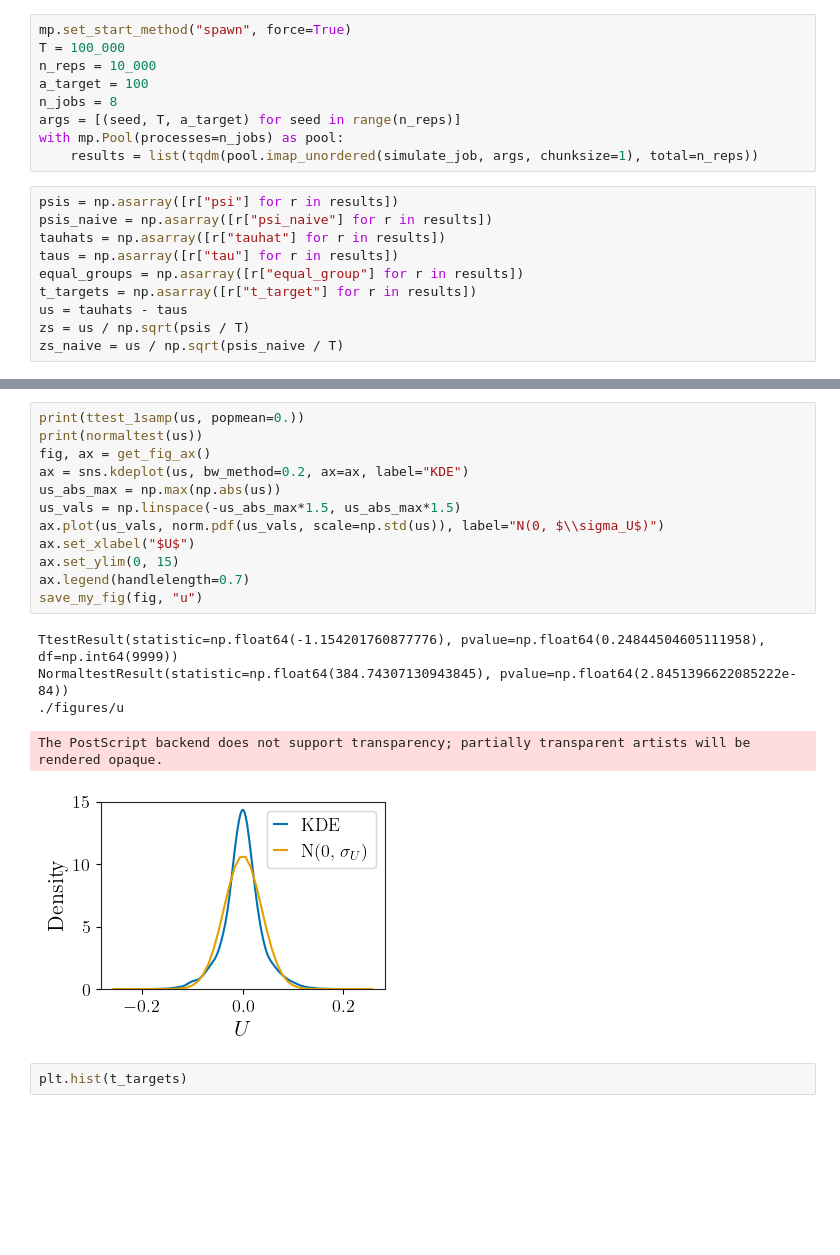
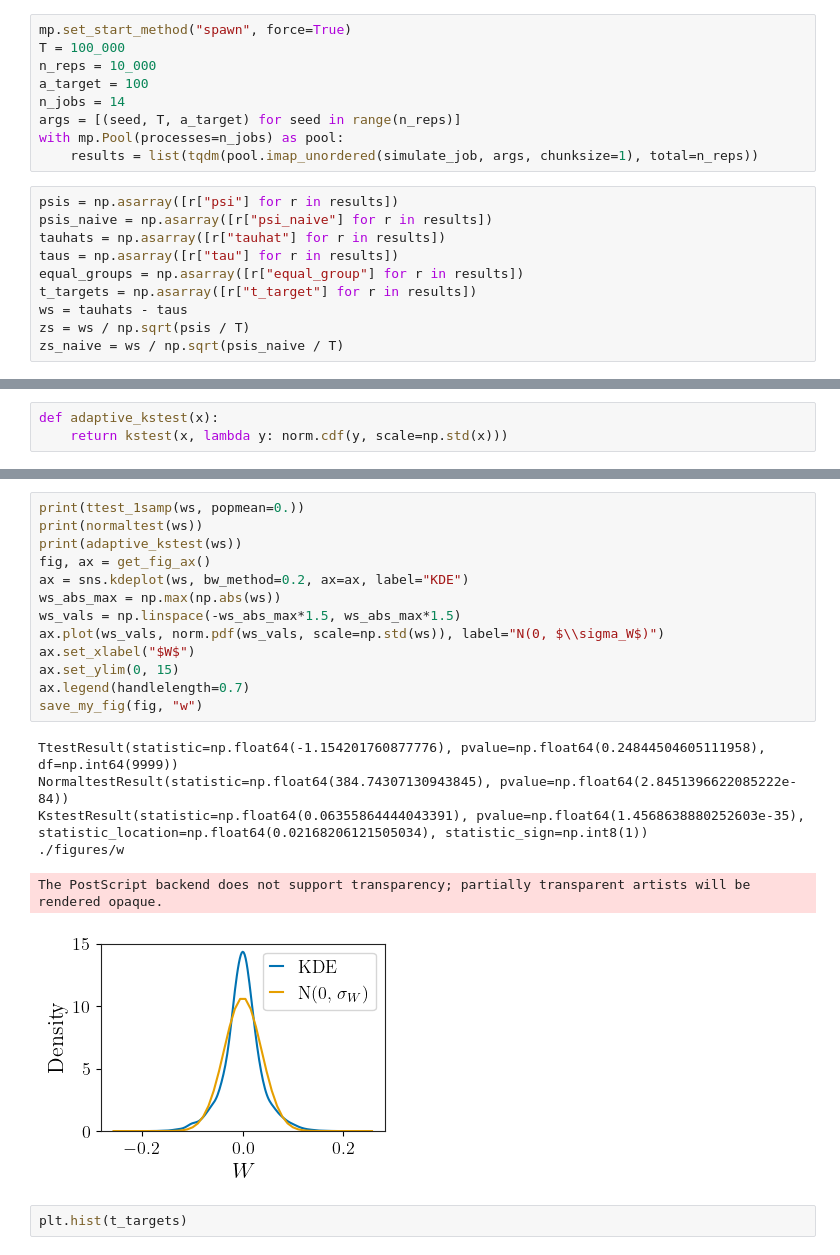
Before and after one commit to eastonhuch/lag-martingales, a Jupyter notebook: simulation.ipynb, the cells around one changed output, grey strips where cells are left out. Cells and saved outputs as stored; diff of their text form; blank space fills up the shorter version.

```diff
--- a/simulation.ipynb
+++ b/simulation.ipynb
@@ -13,7 +13,7 @@ mp.set_start_method("spawn", force=True)
 T = 100_000
 n_reps = 10_000
 a_target = 100
-n_jobs = 8
+n_jobs = 14
 args = [(seed, T, a_target) for seed in range(n_reps)]
 with mp.Pool(processes=n_jobs) as pool:
     results = list(tqdm(pool.imap_unordered(simulate_job, args, chunksize=1), total=n_reps))
@@ -24,9 +24,9 @@ tauhats = np.asarray([r["tauhat"] for r in results])
 taus = np.asarray([r["tau"] for r in results])
 equal_groups = np.asarray([r["equal_group"] for r in results])
 t_targets = np.asarray([r["t_target"] for r in results])
-us = tauhats - taus
-zs = us / np.sqrt(psis / T)
-zs_naive = us / np.sqrt(psis_naive / T)
+ws = tauhats - taus
+zs = ws / np.sqrt(psis / T)
+zs_naive = ws / np.sqrt(psis_naive / T)
 # %%
 psis_equal = psis[equal_groups]
 psis_equal_mean = np.mean(psis_equal)
@@ -47,5 +47,8 @@ print(psis_naive_unequal_mean)
 245.3933269101182
 168.21702768259095
+# %%
+def adaptive_kstest(x):
+    return kstest(x, lambda y: norm.cdf(y, scale=np.std(x)))
 # %%
 print(ttest_1samp(zs, popmean=0.))
 print(ttest_1samp(zs**2, popmean=1.))
@@ -86,22 +93,24 @@ The PostScript backend does not support transparency; partially transparent arti
 [figure]
 # %%
-print(ttest_1samp(us, popmean=0.))
-print(normaltest(us))
+print(ttest_1samp(ws, popmean=0.))
+print(normaltest(ws))
+print(adaptive_kstest(ws))
 fig, ax = get_fig_ax()
-ax = sns.kdeplot(us, bw_method=0.2, ax=ax, label="KDE")
-us_abs_max = np.max(np.abs(us))
-us_vals = np.linspace(-us_abs_max*1.5, us_abs_max*1.5)
-ax.plot(us_vals, norm.pdf(us_vals, scale=np.std(us)), label="N(0, $\\sigma_U$)")
-ax.set_xlabel("$U$")
+ax = sns.kdeplot(ws, bw_method=0.2, ax=ax, label="KDE")
+ws_abs_max = np.max(np.abs(ws))
+ws_vals = np.linspace(-ws_abs_max*1.5, ws_abs_max*1.5)
+ax.plot(ws_vals, norm.pdf(ws_vals, scale=np.std(ws)), label="N(0, $\\sigma_W$)")
+ax.set_xlabel("$W$")
 ax.set_ylim(0, 15)
 ax.legend(handlelength=0.7)
-save_my_fig(fig, "u")
+save_my_fig(fig, "w")
 # %% [output]
 TtestResult(statistic=np.float64(-1.154201760877776), pvalue=np.float64(0.24844504605111958), df=np.int64(9999))
 NormaltestResult(statistic=np.float64(384.74307130943845), pvalue=np.float64(2.8451396622085222e-84))
-./figures/u
+KstestResult(statistic=np.float64(0.06355864444043391), pvalue=np.float64(1.4568638880252603e-35), statistic_location=np.float64(0.02168206121505034), statistic_sign=np.int8(1))
+./figures/w
 The PostScript backend does not support transparency; partially transparent artists will be rendered opaque.
-[figure, old version]
+[figure, new version]
 # %%
 plt.hist(t_targets)
 # %% [output]
```
Also changed, not shown: parts of 7 cells of this notebook, 14 other files.
